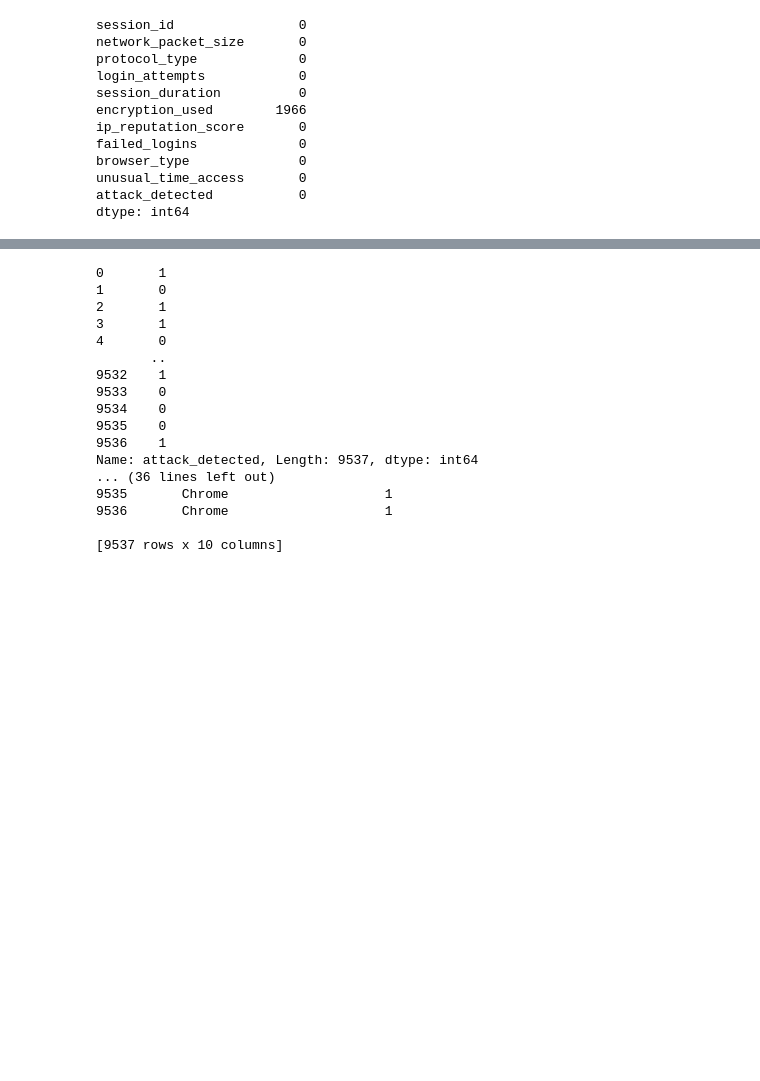
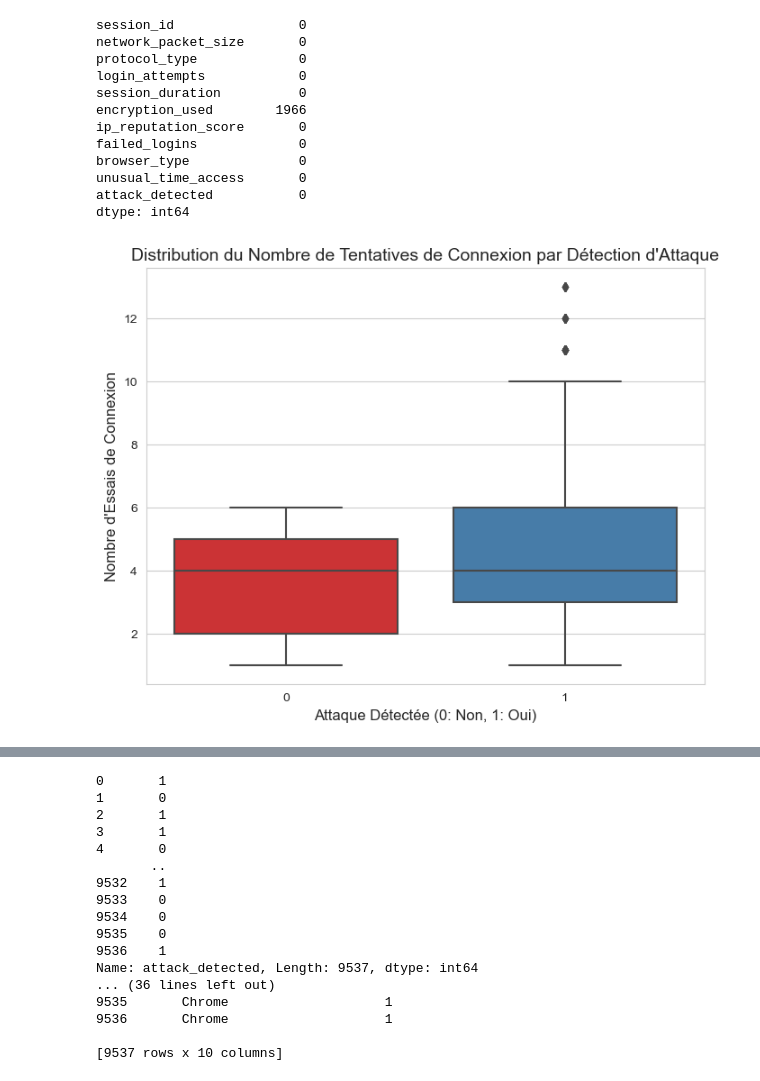
Before and after one commit to mangoshaker/Cybersecurity-Intrusion-Detection, a Jupyter notebook: CybersecurityIntrusionDetection.ipynb, the cells around one changed output, grey strips where cells are left out. Saved outputs shown, nothing was run; the diff lists cells and outputs as text; code cells hidden in the pictures; blank space fills up the shorter version.

Commit message:
push graphique variable
graphique attaque en fonction du moteur de recherche, adresse ip et nb connexion

```diff
--- a/CybersecurityIntrusionDetection.ipynb
+++ b/CybersecurityIntrusionDetection.ipynb
@@ -35,3 +36,20 @@ browser_type              0
 unusual_time_access       0
 attack_detected           0
 dtype: int64
+# %%
+sns.set_style("whitegrid")
+plt.figure(figsize=(8, 6))
+
+sns.boxplot(
+    x='attack_detected',
+    y='login_attempts',
+    data=intrusion_data,
+    palette='Set1'
+)
+# Customize labels and title
+plt.title("Distribution du Nombre de Tentatives de Connexion par Détection d'Attaque", fontsize=14)
+plt.xlabel("Attaque Détectée (0: Non, 1: Oui)", fontsize=12)
+plt.ylabel("Nombre d'Essais de Connexion", fontsize=12)
+plt.show()
+# %% [output]
+[figure, added]
```
Also changed, not shown: parts of 3 cells of this notebook.
